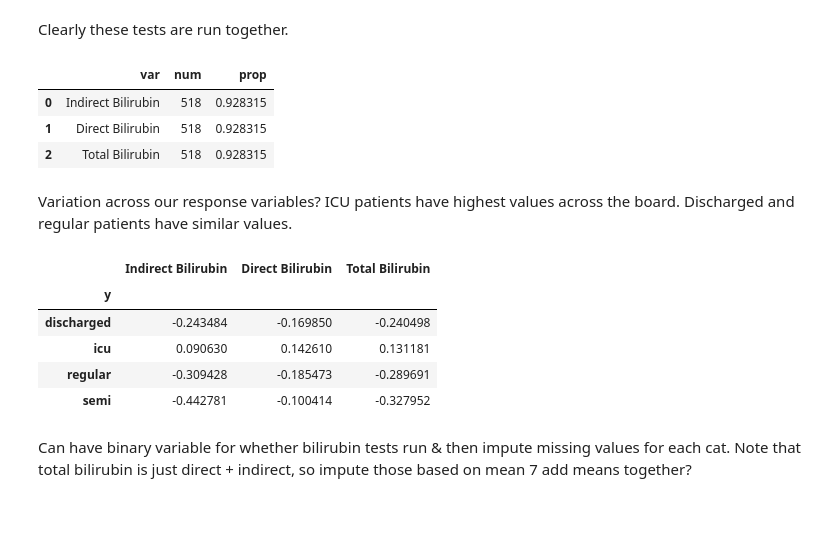
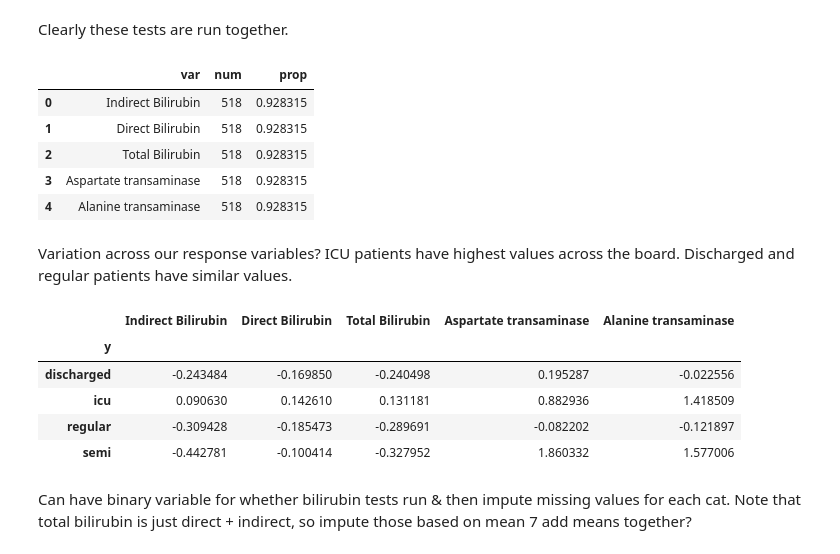
Before and after one commit to Yilin-Ye/ds_case_1_team_2, a Jupyter notebook: eda/blood_gasses_cytes_bilirubin_groups.ipynb, the cells around one changed output. Drawn from its saved outputs; the diff is of its cells as text; code cells hidden in the pictures; blank space fills up the shorter version.

```diff
--- a/eda/blood_gasses_cytes_bilirubin_groups.ipynb
+++ b/eda/blood_gasses_cytes_bilirubin_groups.ipynb
@@ -141,8 +283,9 @@ It’ll also help determine if you have sickle cell disease or other conditions
 # %%
 # get ids and all the blood gasses cols
 ids = df.loc[:, 'Patient ID':'Patient addmited to intensive care unit (1=yes, 0=no)']
-bili = df.loc[:, 'Total Bilirubin':'Indirect Bilirubin']
+bili = df.loc[:, 'Alanine transaminase':'Indirect Bilirubin']
 bili = pd.concat([ids, df['y'], bili], axis=1)
+bili.drop(['Gamma-glutamyltransferase\xa0'], axis = 1, inplace = True)
 
 # filter to only positive patients
 bili = bili[bili['SARS-Cov-2 exam result'] == 'positive']
@@ -167,16 +310,19 @@ bili_missing[bili_missing.prop > 0]
 | 0 | Indirect Bilirubin | 518 | 0.928315 |
 | 1 | Direct Bilirubin | 518 | 0.928315 |
 | 2 | Total Bilirubin | 518 | 0.928315 |
+| 3 | Aspartate transaminase | 518 | 0.928315 |
+| 4 | Alanine transaminase | 518 | 0.928315 |
 # %% [markdown]
 Variation across our response variables? ICU patients have highest values across the board. Discharged and regular patients have similar values.
 # %%
-bili[['y','Indirect Bilirubin', 'Direct Bilirubin', 'Total Bilirubin']].groupby('y').mean()
+bili[['y','Indirect Bilirubin', 'Direct Bilirubin', 'Total Bilirubin',
+      'Aspartate transaminase', 'Alanine transaminase']].groupby('y').mean()
 # %% [output]
-|  | Indirect Bilirubin | Direct Bilirubin | Total Bilirubin |
-| y |  |  |  |
-| discharged | -0.243484 | -0.169850 | -0.240498 |
-| icu | 0.090630 | 0.142610 | 0.131181 |
-| regular | -0.309428 | -0.185473 | -0.289691 |
-| semi | -0.442781 | -0.100414 | -0.327952 |
+|  | Indirect Bilirubin | Direct Bilirubin | Total Bilirubin | Aspartate transaminase | Alanine transaminase |
+| y |  |  |  |  |  |
+| discharged | -0.243484 | -0.169850 | -0.240498 | 0.195287 | -0.022556 |
+| icu | 0.090630 | 0.142610 | 0.131181 | 0.882936 | 1.418509 |
+| regular | -0.309428 | -0.185473 | -0.289691 | -0.082202 | -0.121897 |
+| semi | -0.442781 | -0.100414 | -0.327952 | 1.860332 | 1.577006 |
 # %% [markdown]
 Can have binary variable for whether bilirubin tests run & then impute missing values for each cat. Note that total bilirubin is just direct + indirect, so impute those based on mean 7 add means together?
```
Also changed, not shown: parts of 20 cells of this notebook.
